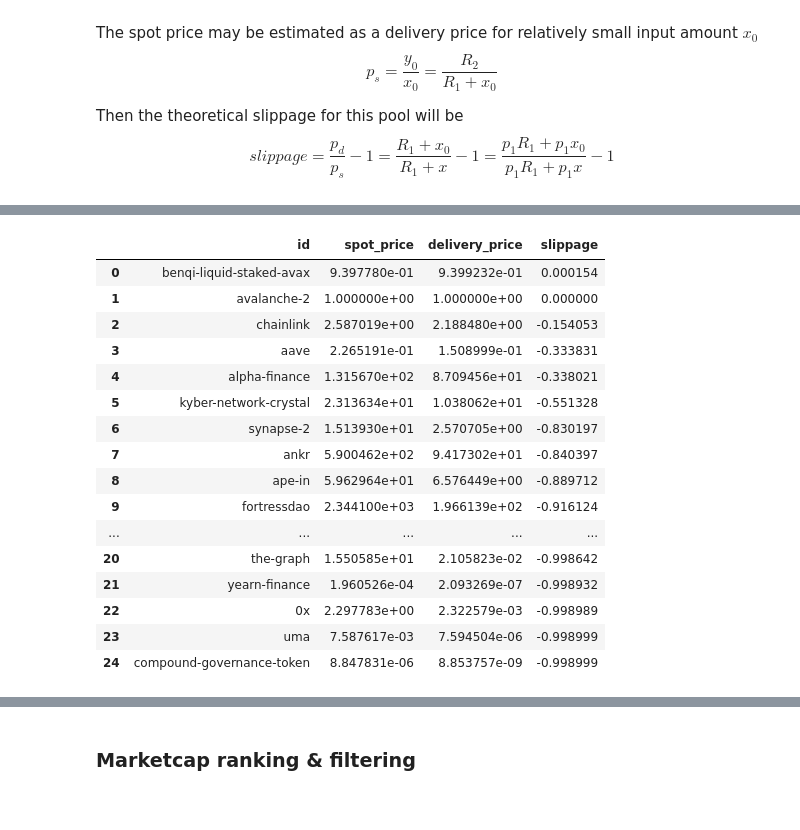
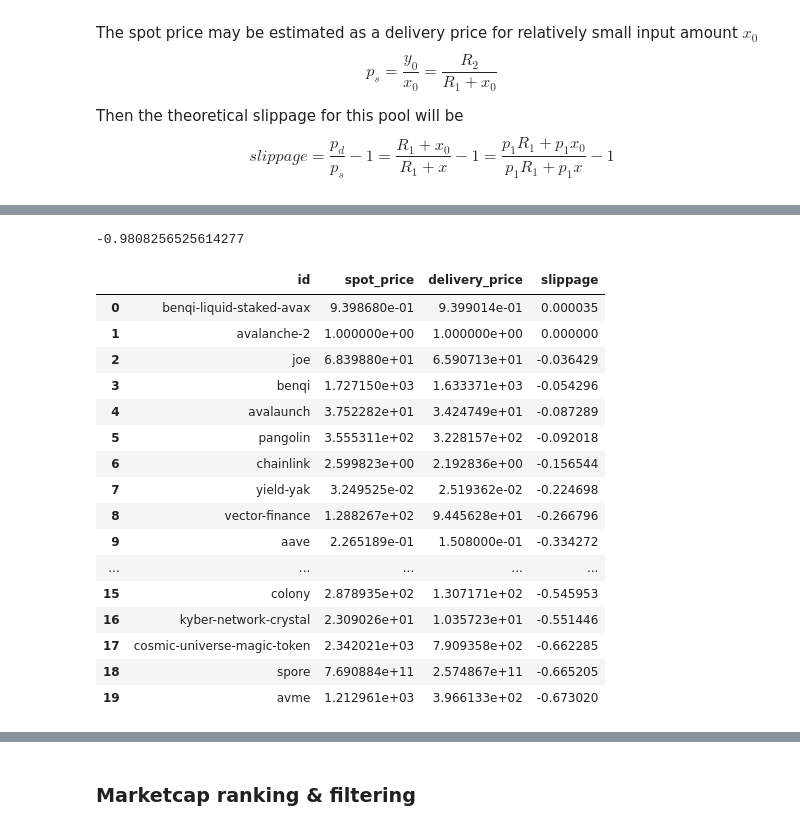
Before and after one commit to Phuture-Finance/rebalancing-data, a Jupyter notebook: CAI/cai_March_2023.ipynb, the cells around one changed output, grey strips where cells are left out. Cells and saved outputs as stored; diff of their text form; code cells hidden in the pictures.

```diff
--- a/CAI/cai_March_2023.ipynb
+++ b/CAI/cai_March_2023.ipynb
@@ -307,5 +313,7 @@ for id, data in passed_q_and_non_q_checks.iterrows():
             'delivery_price': del_price,
             'slippage': slippage
         })
+        time.sleep(2)
     except KeyError:
+        print(id)
         continue
@@ -312,26 +335,28 @@ for id, data in passed_q_and_non_q_checks.iterrows():
 # %%
 slippage
+# %% [output]
+-0.9808256525614277
 # %%
 slippages_df = pd.DataFrame(slippages).sort_values('slippage',ascending=False).reset_index(drop=True)
-slippages_df
+slippages_df.head(20)
 # %% [output]
 |  | id | spot_price | delivery_price | slippage |
-| 0 | benqi-liquid-staked-avax | 9.397780e-01 | 9.399232e-01 | 0.000154 |
+| 0 | benqi-liquid-staked-avax | 9.398680e-01 | 9.399014e-01 | 0.000035 |
 | 1 | avalanche-2 | 1.000000e+00 | 1.000000e+00 | 0.000000 |
-| 2 | chainlink | 2.587019e+00 | 2.188480e+00 | -0.154053 |
-| 3 | aave | 2.265191e-01 | 1.508999e-01 | -0.333831 |
-| 4 | alpha-finance | 1.315670e+02 | 8.709456e+01 | -0.338021 |
-| 5 | kyber-network-crystal | 2.313634e+01 | 1.038062e+01 | -0.551328 |
-| 6 | synapse-2 | 1.513930e+01 | 2.570705e+00 | -0.830197 |
-| 7 | ankr | 5.900462e+02 | 9.417302e+01 | -0.840397 |
-| 8 | ape-in | 5.962964e+01 | 6.576449e+00 | -0.889712 |
-| 9 | fortressdao | 2.344100e+03 | 1.966139e+02 | -0.916124 |
+| 2 | joe | 6.839880e+01 | 6.590713e+01 | -0.036429 |
+| 3 | benqi | 1.727150e+03 | 1.633371e+03 | -0.054296 |
+| 4 | avalaunch | 3.752282e+01 | 3.424749e+01 | -0.087289 |
+| 5 | pangolin | 3.555311e+02 | 3.228157e+02 | -0.092018 |
+| 6 | chainlink | 2.599823e+00 | 2.192836e+00 | -0.156544 |
+| 7 | yield-yak | 3.249525e-02 | 2.519362e-02 | -0.224698 |
+| 8 | vector-finance | 1.288267e+02 | 9.445628e+01 | -0.266796 |
+| 9 | aave | 2.265189e-01 | 1.508000e-01 | -0.334272 |
 | ... | ... | ... | ... | ... |
-| 20 | the-graph | 1.550585e+01 | 2.105823e-02 | -0.998642 |
-| 21 | yearn-finance | 1.960526e-04 | 2.093269e-07 | -0.998932 |
-| 22 | 0x | 2.297783e+00 | 2.322579e-03 | -0.998989 |
-| 23 | uma | 7.587617e-03 | 7.594504e-06 | -0.998999 |
-| 24 | compound-governance-token | 8.847831e-06 | 8.853757e-09 | -0.998999 |
+| 15 | colony | 2.878935e+02 | 1.307171e+02 | -0.545953 |
+| 16 | kyber-network-crystal | 2.309026e+01 | 1.035723e+01 | -0.551446 |
+| 17 | cosmic-universe-magic-token | 2.342021e+03 | 7.909358e+02 | -0.662285 |
+| 18 | spore | 7.690884e+11 | 2.574867e+11 | -0.665205 |
+| 19 | avme | 1.212961e+03 | 3.966133e+02 | -0.673020 |
 # %%
 # Writing to database
 slippages_to_save = slippages_df[['id','slippage']].head(20)
```
Also changed, not shown: parts of 8 cells of this notebook, 1 other file.
